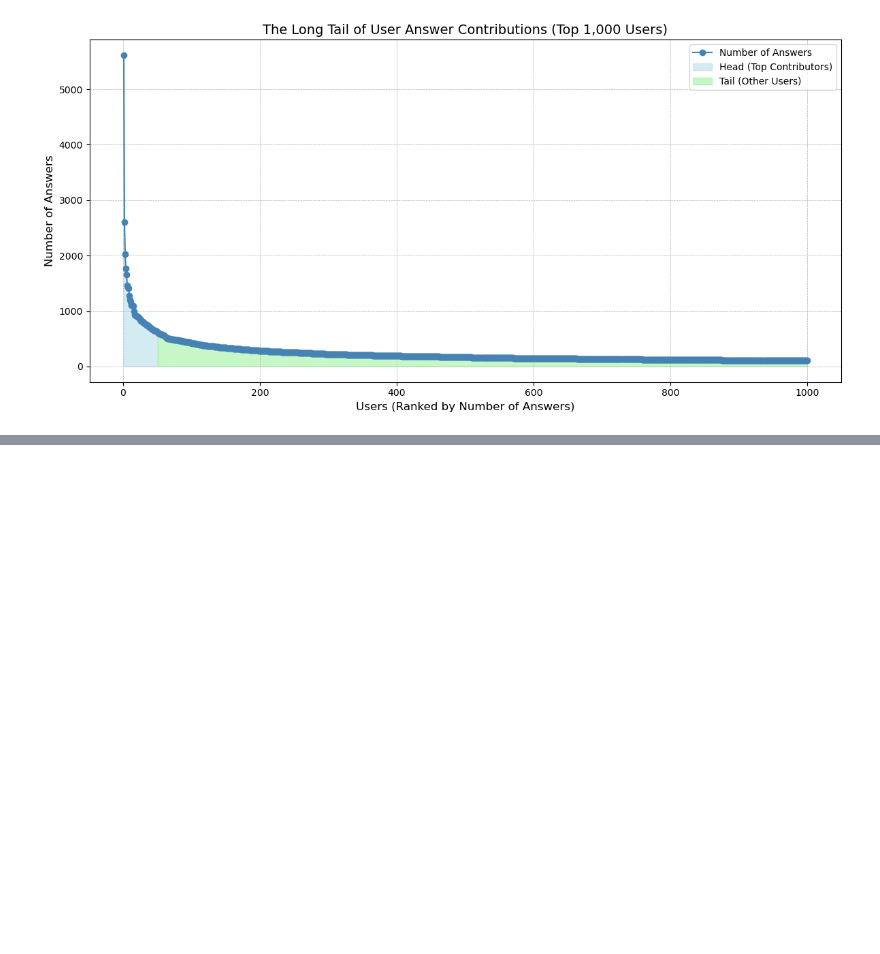
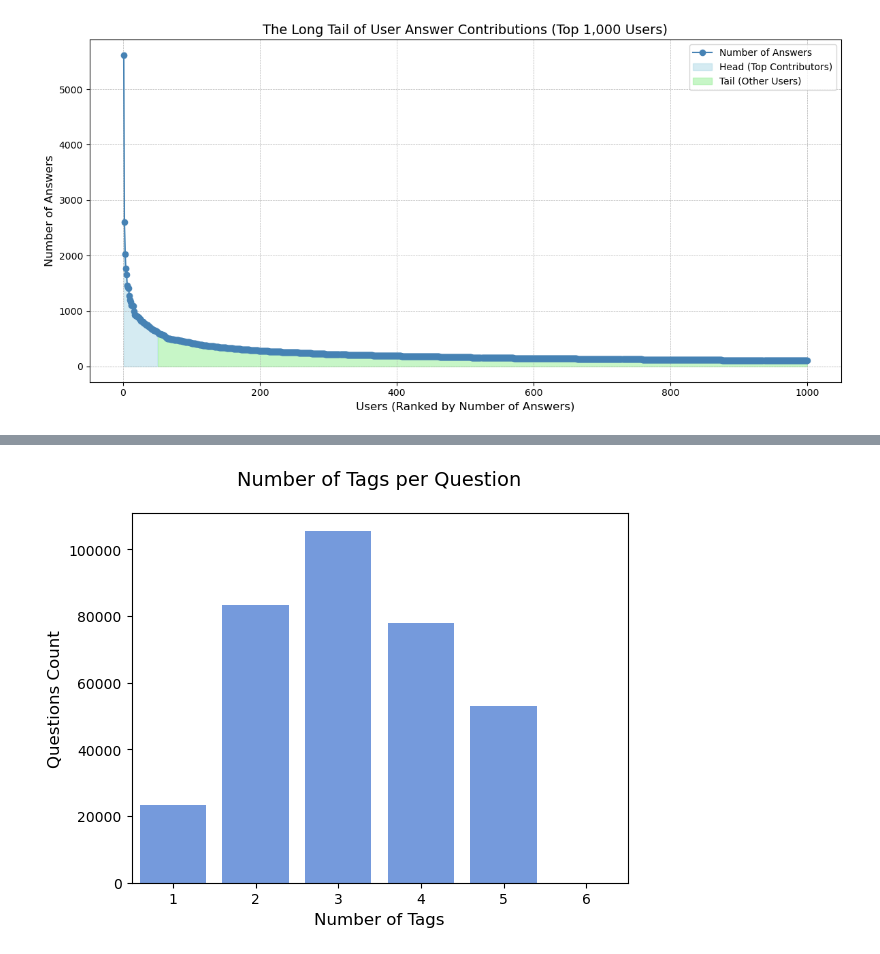
Before and after one commit to mariamaOlive/ml4mde, a Jupyter notebook: 0_dataset_preprocess.ipynb, the cells around one changed output, grey strips where cells are left out. Drawn from its saved outputs; the diff is of its cells as text; code cells hidden in the pictures; blank space fills up the shorter version.

```diff
--- a/0_dataset_preprocess.ipynb
+++ b/0_dataset_preprocess.ipynb
@@ -246,0 +249,6 @@ plt.show()
+# %%
+tags_to_filter = {'java', 'python', 'javascript', 'c#', 'android'}  # Faster lookup structure
+
+
+# Filter rows where any tag matches one of the target tags
+df_question_filtered = df_questions[df_questions['QuestionTags'].apply(lambda tags: any(tag in tags_to_filter for tag in tags))]
@@ -246,0 +272,13 @@ plt.show()
+# %%
+# Plot the countplot of Tags
+sns.countplot(data=df_question_filtered, x="NumTags", color='#6495ED')
+
+# Add a title and axis labels
+plt.title('Number of Tags per Question', fontsize=14, pad=20)
+plt.xlabel('Number of Tags', fontsize=12)
+plt.ylabel('Questions Count', fontsize=12)
+
+# Show the plot
+plt.show()
+# %% [output]
+[figure, added]
```
Also changed, not shown: parts of 11 cells of this notebook, 5 other files.
